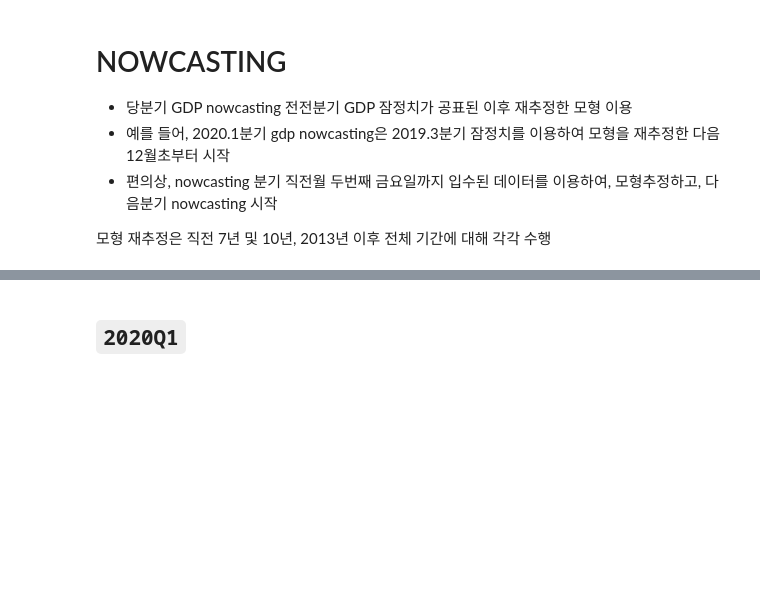
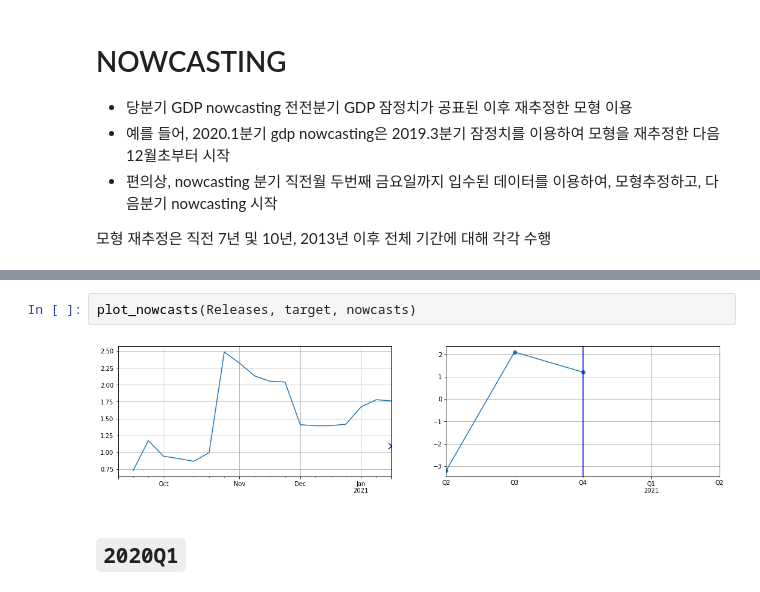
Before and after one commit to hyunchangyi/nowcasting, a Jupyter notebook: nowcasting_kr.ipynb, the cells around one changed output, grey strips where cells are left out. Saved outputs shown, nothing was run; the diff lists cells and outputs as text; blank space fills up the shorter version.

```diff
--- a/nowcasting_kr.ipynb
+++ b/nowcasting_kr.ipynb
@@ -1813,2 +1968,6 @@ P_ppi     -0.0138  0.4194  0.0917  0.0397
+# %%
+plot_nowcasts(Releases, target, nowcasts)
+# %% [output]
+[figure, added]
 # %% [markdown]
 ## `2020Q1`
```
Also changed, not shown: parts of 53 cells of this notebook, 3 other files.
